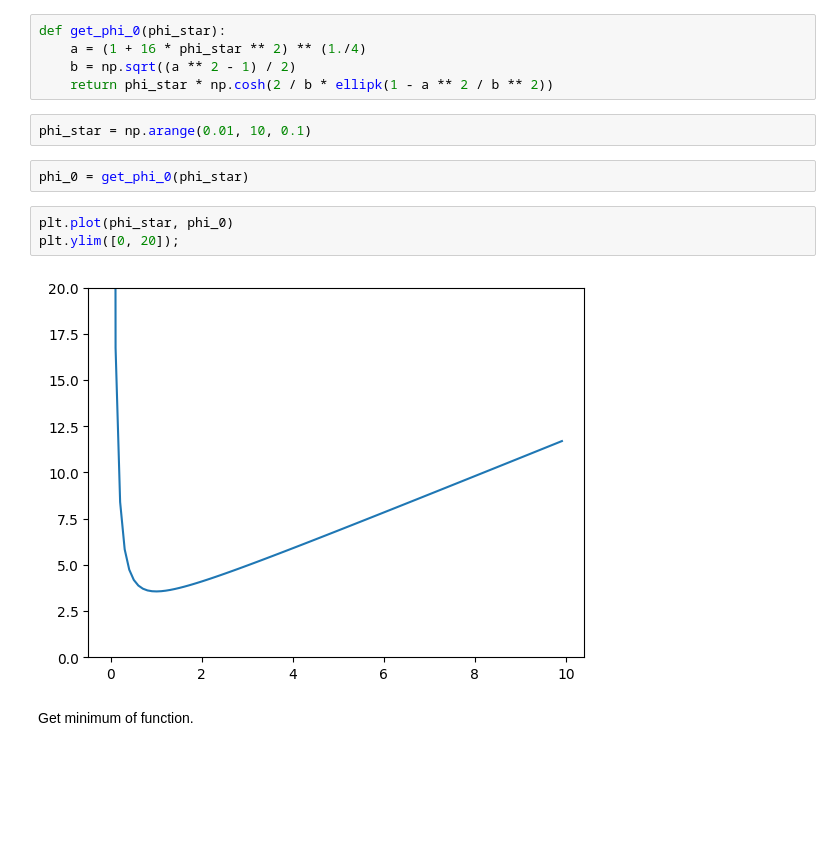
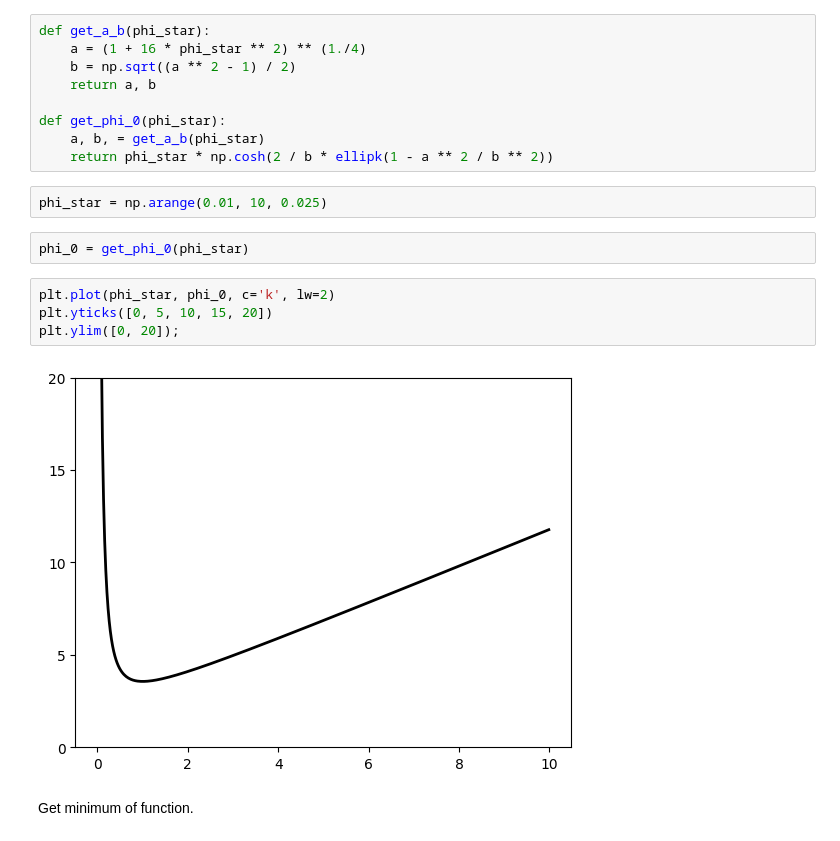
Before and after one commit to jchryssanthacopoulos/wormholes, a Jupyter notebook: einstein_maxwell_ads4_euclidean_connected.ipynb, the cells around one changed output. Cells and saved outputs as stored; diff of their text form; blank space fills up the shorter version.

```diff
--- a/einstein_maxwell_ads4_euclidean_connected.ipynb
+++ b/einstein_maxwell_ads4_euclidean_connected.ipynb
@@ -194,18 +195,23 @@ from scipy.optimize import fmin
 from scipy.special import ellipk
 # %%
-def get_phi_0(phi_star):
+def get_a_b(phi_star):
     a = (1 + 16 * phi_star ** 2) ** (1./4)
     b = np.sqrt((a ** 2 - 1) / 2)
+    return a, b
+
+def get_phi_0(phi_star):
+    a, b, = get_a_b(phi_star)
     return phi_star * np.cosh(2 / b * ellipk(1 - a ** 2 / b ** 2))
 # %%
-phi_star = np.arange(0.01, 10, 0.1)
+phi_star = np.arange(0.01, 10, 0.025)
 # %%
 phi_0 = get_phi_0(phi_star)
 # %%
-plt.plot(phi_star, phi_0)
+plt.plot(phi_star, phi_0, c='k', lw=2)
+plt.yticks([0, 5, 10, 15, 20])
 plt.ylim([0, 20]);
 # %% [output]
-[figure, old version]
+[figure, new version]
 # %% [markdown]
 Get minimum of function.
 # %%
```
Also changed, not shown: parts of 7 cells of this notebook, 1 other file.
